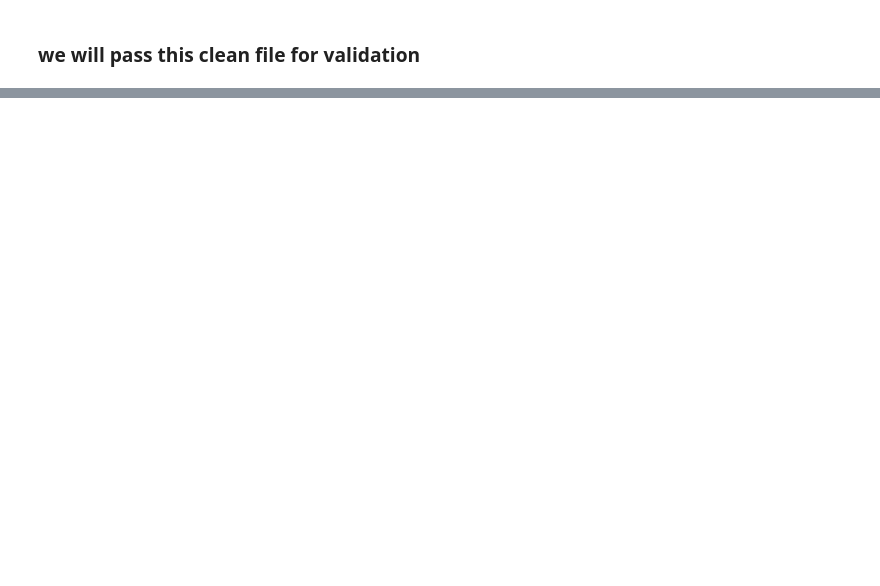
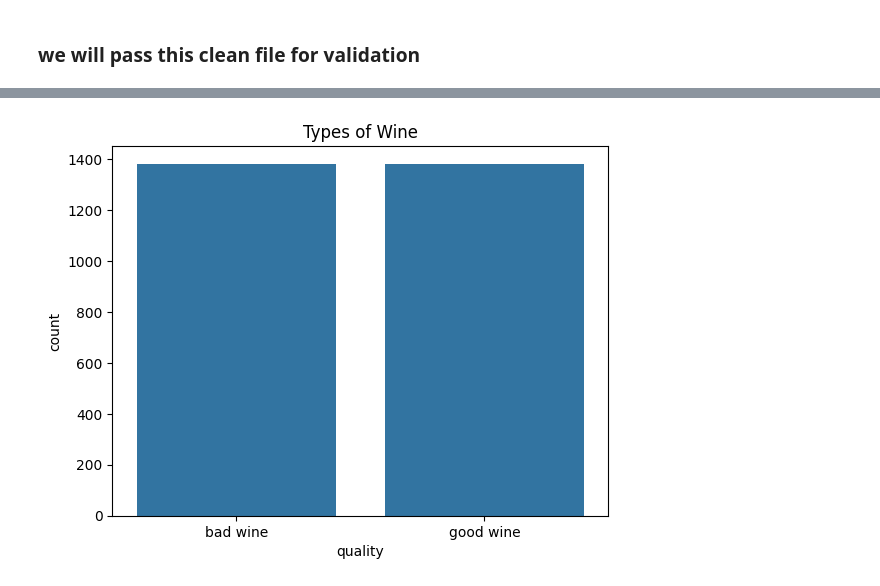
Before and after one commit to lokesh182/Wine-Quality-Prediction-with-MLOps, a Jupyter notebook: research/02_data_validation.ipynb, the cells around one changed output, grey strips where cells are left out. Drawn from its saved outputs; the diff is of its cells as text; code cells hidden in the pictures; blank space fills up the shorter version.

```diff
--- a/research/02_data_validation.ipynb
+++ b/research/02_data_validation.ipynb
@@ -355,0 +383,10 @@ Name: count, dtype: int64
+# %%
+X = df1[['fixed acidity', 'volatile acidity', 'sulphates', 'alcohol', 'density']]
+y = df1.quality
+oversample = SMOTE()
+Over = oversample.fit_resample(X,y)
+sns.countplot(x=y_ros)
+plt.xticks([0,1], ['bad wine','good wine'])
+plt.title("Types of Wine")
+plt.show()
+# %% [output]
@@ -356,3 +395,4 @@ Name: count, dtype: int64
+[figure, added]
 # %%
 df1.to_csv('data-cleaned.csv', index=True)
 # %%
```
Also changed, not shown: parts of 18 cells of this notebook, 17 other files.
